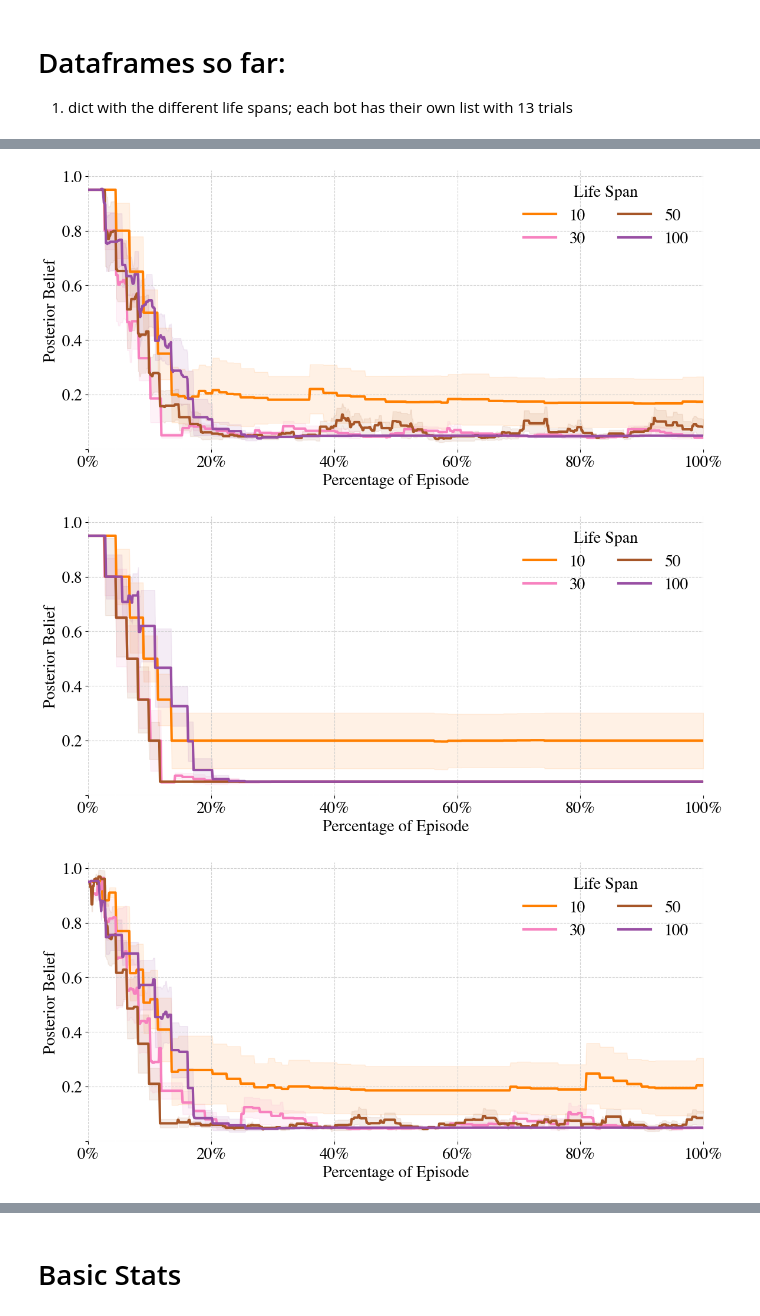
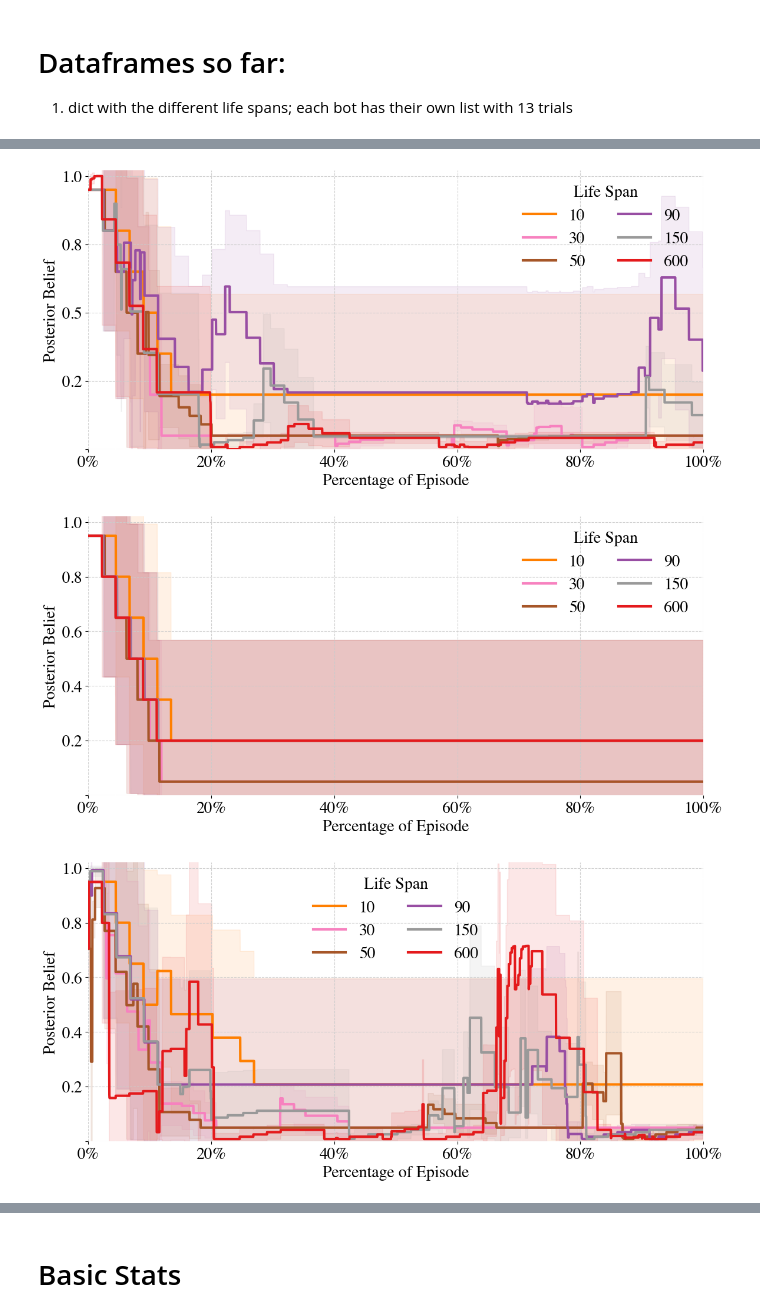
Before and after one commit to ninell-oldenburg/social-contracts, a Jupyter notebook: examples/eval_scripts/plots_intergen.ipynb, the cells around one changed output, grey strips where cells are left out. Drawn from its saved outputs; the diff is of its cells as text; code cells hidden in the pictures.

Commit message:
plotty plots

```diff
--- a/examples/eval_scripts/plots_intergen.ipynb
+++ b/examples/eval_scripts/plots_intergen.ipynb
@@ -57,10 +57,10 @@ rose-pine-dawn.mpls 100%[===================>]  39,95K  --.-KB/s    in 0,04s
 # %% [markdown]
 ## Data Imports
 # %%
-stats_signif = 13
+stats_signif = 1
 n_bots = 6
 max_life_span_dfs = {}
-life_spans = [10, 30, 50, 100]
+life_spans = [10, 30, 50, 90, 150, 600]
 result_path = "../results_intergen/"
 figures_path = "../results_intergen/figures/"
 # %%
@@ -166,7 +168,7 @@ avg_std_devs = {life_span: None for life_span in life_spans}
 # %%
 # Dictionary to store average standard deviation for each life span
 avg_std_dev_per_lifespan = {}
-max_timesteps = 900
+max_timesteps = 5400
 
 for rule, rule_description in all_rules.items():
     plt.figure(figsize=(12, 6))
@@ -186,9 +188,9 @@ for rule, rule_description in all_rules.items():
             avg_beliefs[life_span] += avg_all_trials[rule]
             avg_std_devs[life_span] += std_dev[rule]
 
-        plt.plot(np.linspace(0, 100, 900), avg_all_trials[rule], label=f"{life_span}", lw=3, color=colors[idx])
+        plt.plot(np.linspace(0, 100, 5400), avg_all_trials[rule], label=f"{life_span}", lw=3, color=colors[idx])
         # Adding error bars for standard deviation
-        plt.fill_between(np.linspace(0, 100, 900), avg_all_trials[rule] - std_dev[rule], avg_all_trials[rule] + std_dev[rule], alpha=0.1, color=colors[idx])
+        plt.fill_between(np.linspace(0, 100, 5400), avg_all_trials[rule] - std_dev[rule], avg_all_trials[rule] + std_dev[rule], alpha=0.1, color=colors[idx])
 
 
     plt.xlabel('Percentage of Episode')
@@ -210,6 +212,6 @@ for rule, rule_description in all_rules.items():
-[figure, old version]
+[figure, new version]
-[figure, old version]
+[figure, new version]
-[figure, old version]
+[figure, new version]
 # %%
 num_rules = len(all_rules.items())
 plt.figure(figsize=(12, 6))
```
Also changed, not shown: parts of 5 cells of this notebook, 17 other files.
